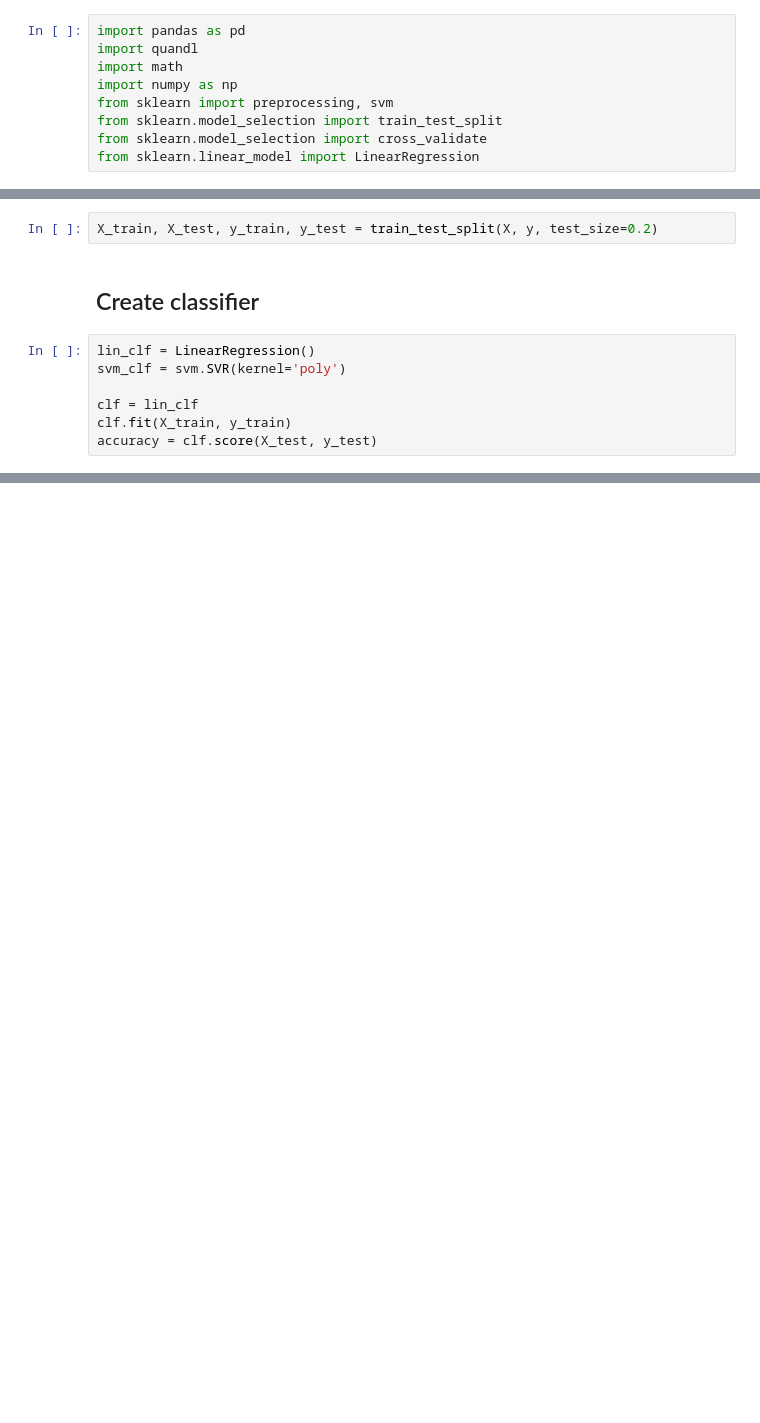
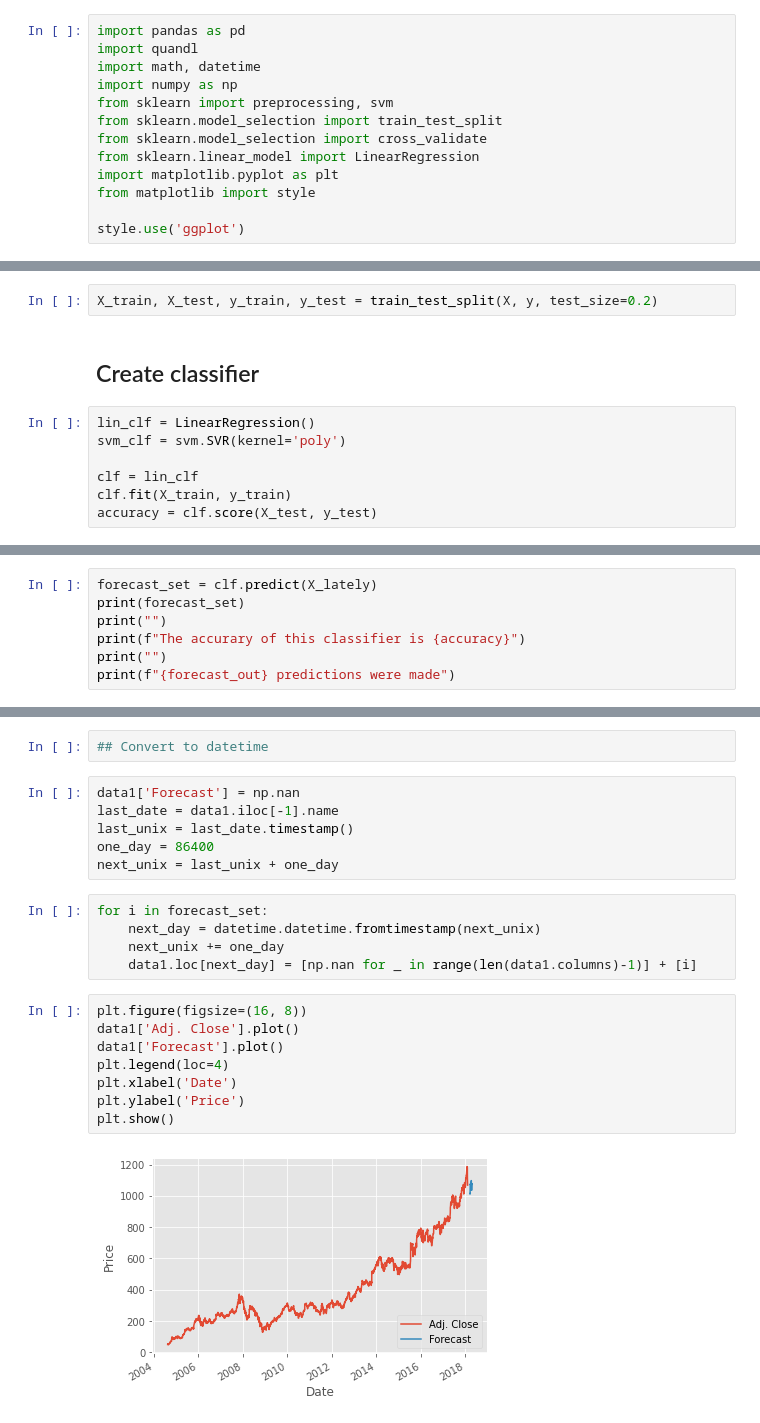
Before and after one commit to Taofiq-Bakare/Linear_regression, a Jupyter notebook: regression.ipynb, the cells around one changed output, grey strips where cells are left out. Cells and saved outputs as stored; diff of their text form; blank space fills up the shorter version.

Commit message:
Finished the day ahead forecast

```diff
--- a/regression.ipynb
+++ b/regression.ipynb
@@ -5,12 +5,16 @@ Title: [Practical machine learning (Regression)](https://www.youtube.com/watch?v
 # %%
 import pandas as pd
 import quandl
-import math
+import math, datetime
 import numpy as np
 from sklearn import preprocessing, svm
 from sklearn.model_selection import train_test_split
 from sklearn.model_selection import cross_validate
 from sklearn.linear_model import LinearRegression
+import matplotlib.pyplot as plt
+from matplotlib import style
+
+style.use('ggplot')
 # %% [markdown]
 ## Create dataframe and features
 # %%
@@ -138,0 +141,7 @@ print(accuracy)
+# %%
+forecast_set = clf.predict(X_lately)
+print(forecast_set)
+print("")
+print(f"The accurary of this classifier is {accuracy}")
+print("")
+print(f"{forecast_out} predictions were made")
@@ -138,0 +160,23 @@ print(accuracy)
+# %%
+## Convert to datetime
+# %%
+data1['Forecast'] = np.nan
+last_date = data1.iloc[-1].name
+last_unix = last_date.timestamp()
+one_day = 86400
+next_unix = last_unix + one_day
+# %%
+for i in forecast_set:
+    next_day = datetime.datetime.fromtimestamp(next_unix)
+    next_unix += one_day
+    data1.loc[next_day] = [np.nan for _ in range(len(data1.columns)-1)] + [i]
+# %%
+plt.figure(figsize=(16, 8))
+data1['Adj. Close'].plot()
+data1['Forecast'].plot()
+plt.legend(loc=4)
+plt.xlabel('Date')
+plt.ylabel('Price')
+plt.show()
+# %% [output]
+[figure, added]
```
Also changed, not shown: parts of 3 cells of this notebook.
